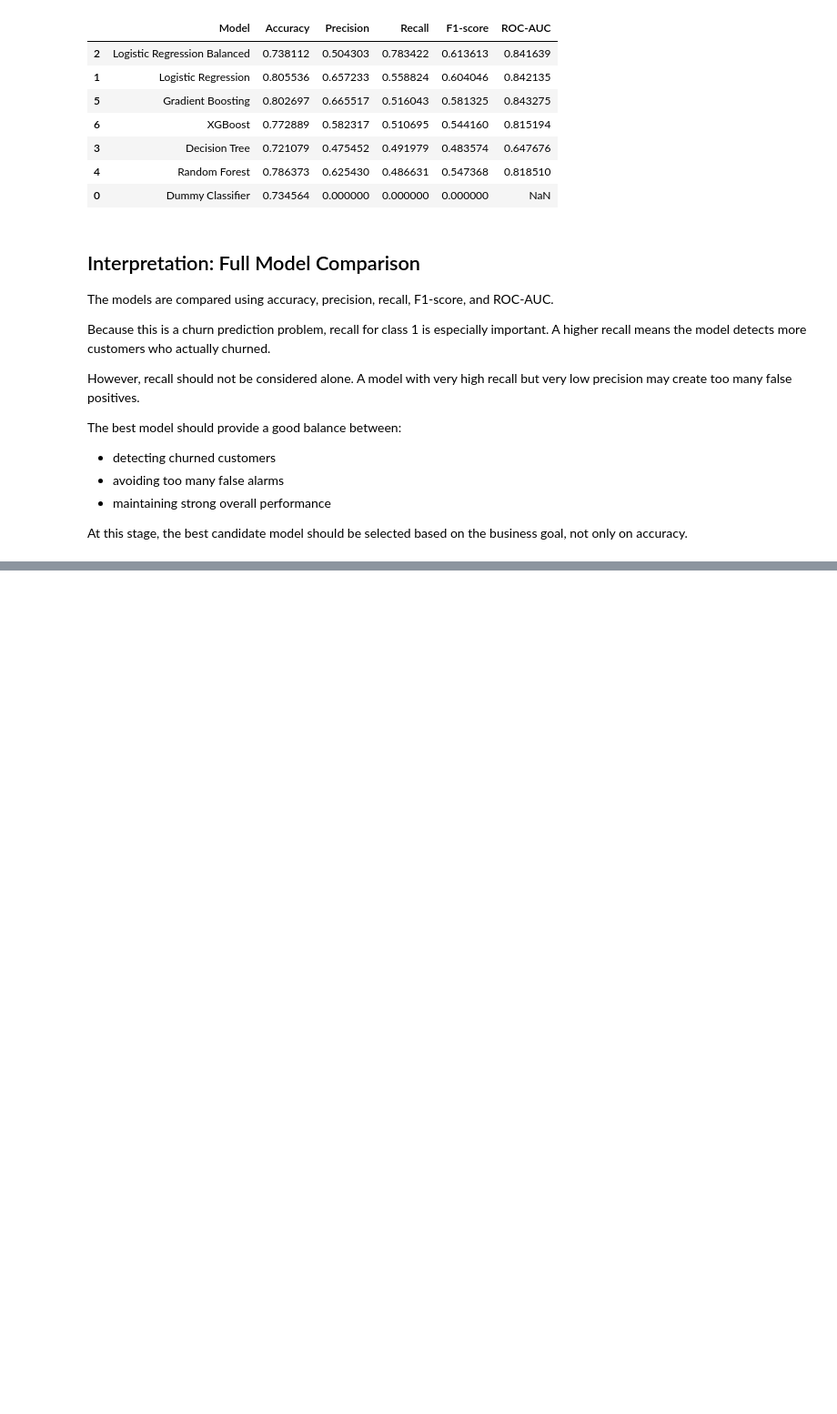
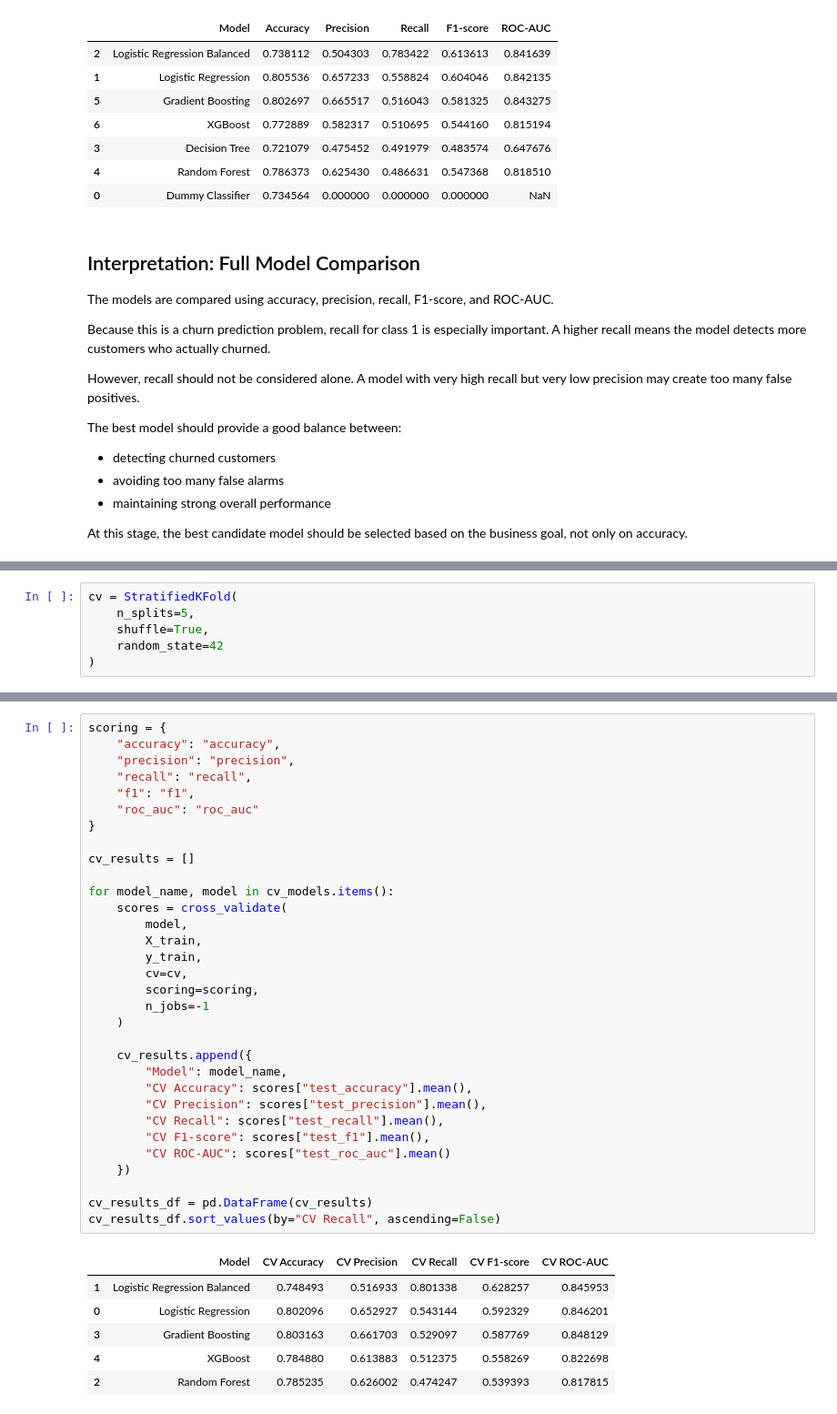
Before and after one commit to ElieAntoineGeagea/customer-churn-prediction, a Jupyter notebook: notebooks/02_preprocessing_modeling.ipynb, the cells around one changed output, grey strips where cells are left out. Shown at 91% size. Cells and saved outputs as stored; diff of their text form; blank space fills up the shorter version.

Commit message:
Add cross-validation model comparison

```diff
--- a/notebooks/02_preprocessing_modeling.ipynb
+++ b/notebooks/02_preprocessing_modeling.ipynb
@@ -832,0 +839,6 @@ At this stage, the best candidate model should be selected based on the business
+# %%
+cv = StratifiedKFold(
+    n_splits=5,
+    shuffle=True,
+    random_state=42
+)
@@ -832,0 +889,39 @@ At this stage, the best candidate model should be selected based on the business
+# %%
+scoring = {
+    "accuracy": "accuracy",
+    "precision": "precision",
+    "recall": "recall",
+    "f1": "f1",
+    "roc_auc": "roc_auc"
+}
+
+cv_results = []
+
+for model_name, model in cv_models.items():
+    scores = cross_validate(
+        model,
+        X_train,
+        y_train,
+        cv=cv,
+        scoring=scoring,
+        n_jobs=-1
+    )
+
+    cv_results.append({
+        "Model": model_name,
+        "CV Accuracy": scores["test_accuracy"].mean(),
+        "CV Precision": scores["test_precision"].mean(),
+        "CV Recall": scores["test_recall"].mean(),
+        "CV F1-score": scores["test_f1"].mean(),
+        "CV ROC-AUC": scores["test_roc_auc"].mean()
+    })
+
+cv_results_df = pd.DataFrame(cv_results)
+cv_results_df.sort_values(by="CV Recall", ascending=False)
+# %% [output]
+|  | Model | CV Accuracy | CV Precision | CV Recall | CV F1-score | CV ROC-AUC |
+| 1 | Logistic Regression Balanced | 0.748493 | 0.516933 | 0.801338 | 0.628257 | 0.845953 |
+| 0 | Logistic Regression | 0.802096 | 0.652927 | 0.543144 | 0.592329 | 0.846201 |
+| 3 | Gradient Boosting | 0.803163 | 0.661703 | 0.529097 | 0.587769 | 0.848129 |
+| 4 | XGBoost | 0.784880 | 0.613883 | 0.512375 | 0.558269 | 0.822698 |
+| 2 | Random Forest | 0.785235 | 0.626002 | 0.474247 | 0.539393 | 0.817815 |
```
Also changed, not shown: parts of 6 cells of this notebook.
